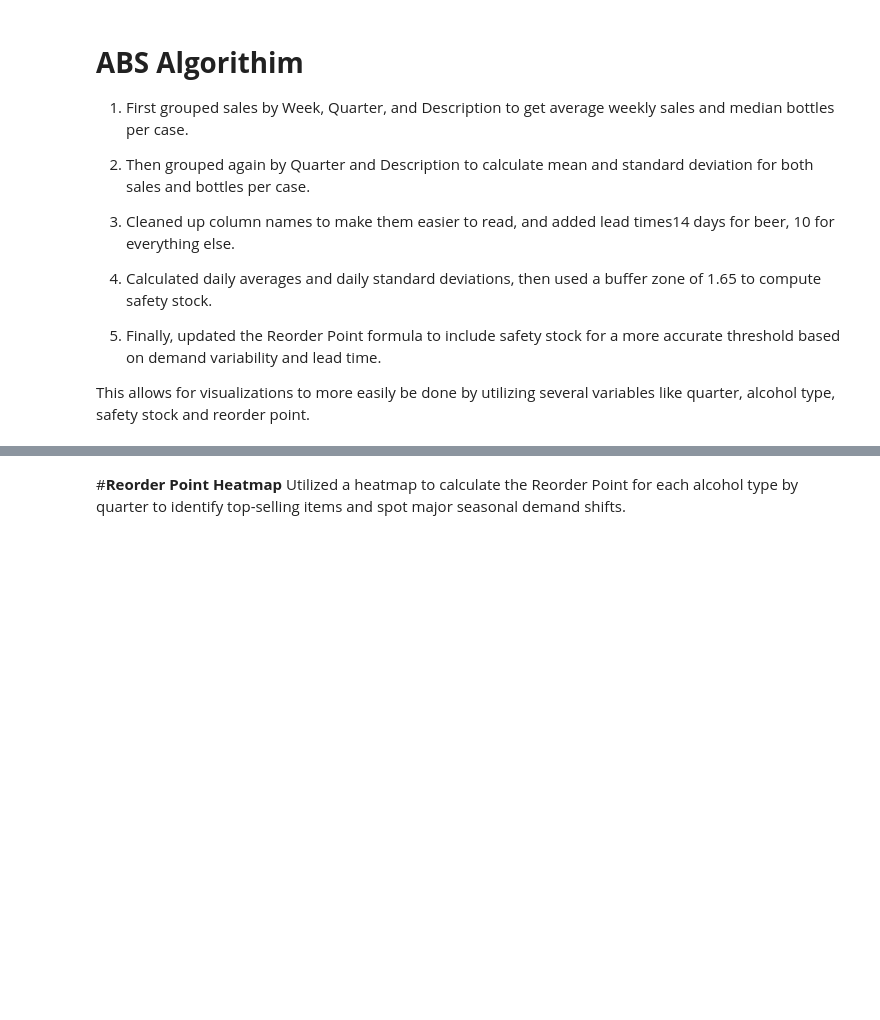
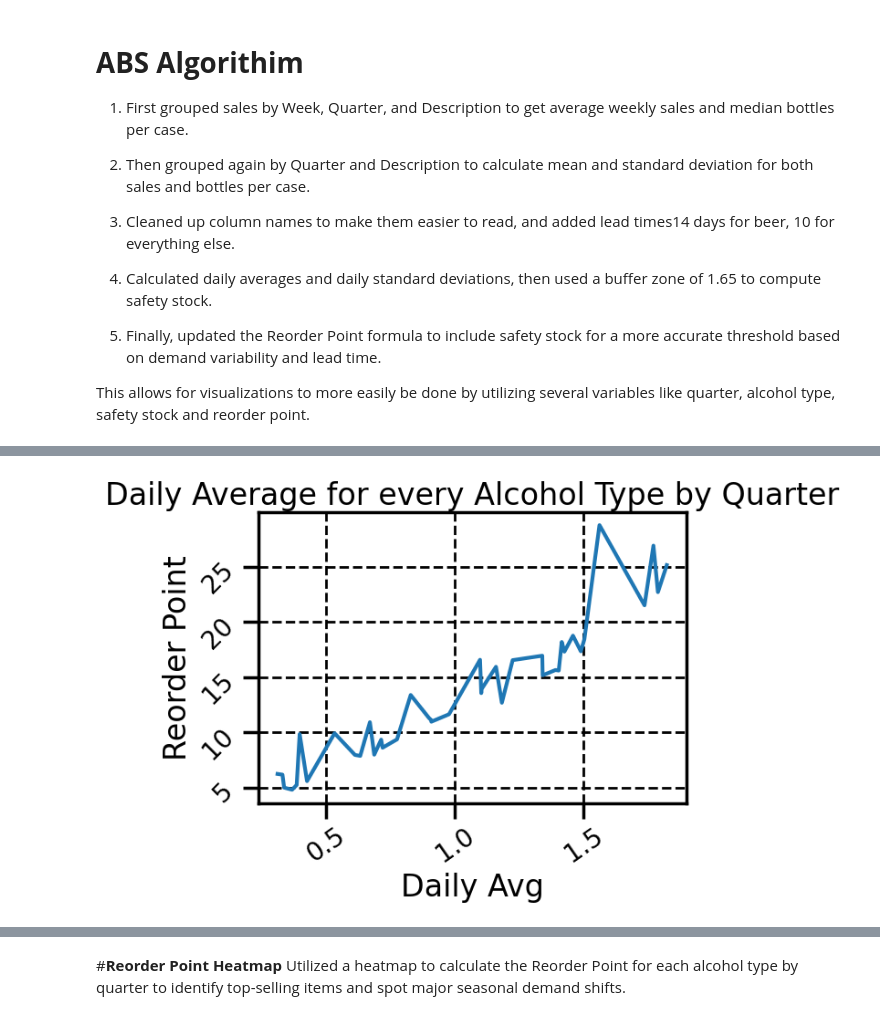
Before and after one commit to alexkardan/ABS-Visualizations, a Jupyter notebook: ABS_Low_Volume_Store.ipynb, the cells around one changed output, grey strips where cells are left out. Cells and saved outputs as stored; diff of their text form; code cells hidden in the pictures; blank space fills up the shorter version.

```diff
--- a/ABS_Low_Volume_Store.ipynb
+++ b/ABS_Low_Volume_Store.ipynb
@@ -417,0 +482,13 @@ This allows for visualizations to more easily be done by utilizing several varia
+# %%
+sns.lineplot(x = 'Daily Avg', y = 'Reorder Point', data = weekly_stats)
+
+sns.set_context("poster")
+plt.tight_layout()
+plt.title("Daily Average for every Alcohol Type by Quarter")
+plt.grid(linestyle = "--", color = "black")
+plt.xticks(rotation = 35, fontsize = 20)
+plt.yticks(range(5,30,5),rotation = 45, fontsize = 20)
+plt.gca().set_axisbelow(True)
+plt.show()
+# %% [output]
+[figure, added]
```
Also changed, not shown: parts of 14 cells of this notebook.
